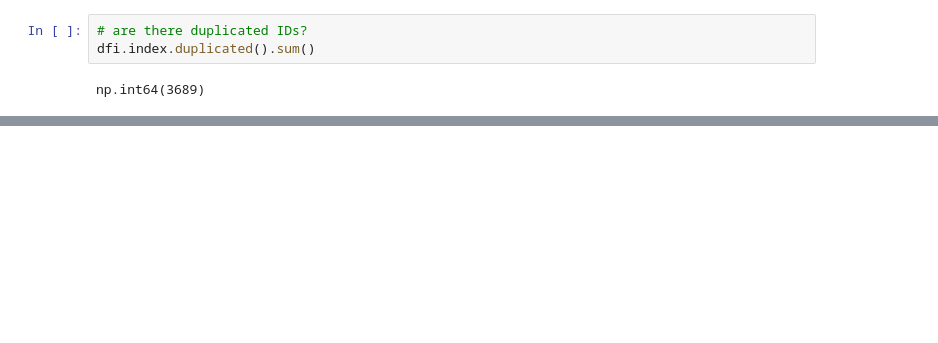
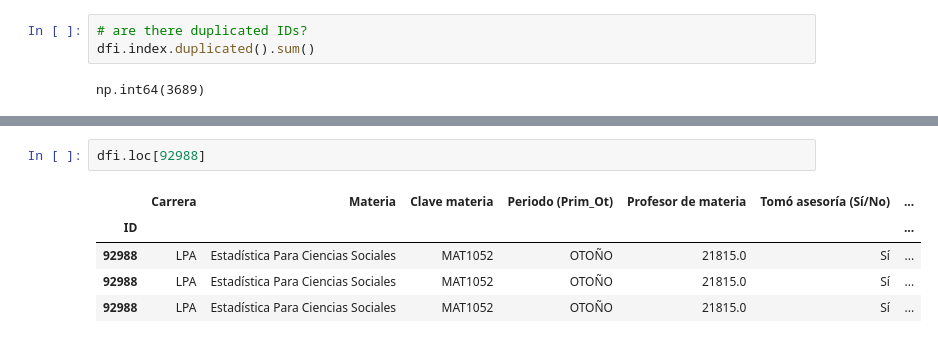
Before and after one commit to heritaco/CMAT, a Jupyter notebook: notebooks/02 Intento con Concentrado/Concentrado CMAT solo ve a los que fueron al CMAT.ipynb, the cells around one changed output, grey strips where cells are left out. Cells and saved outputs as stored; diff of their text form; blank space fills up the shorter version.

```diff
--- a/notebooks/01 Exploratory Data Analysis/notebook.ipynb
+++ b/notebooks/02 Intento con Concentrado/Concentrado CMAT solo ve a los que fueron al CMAT.ipynb
@@ -64,0 +76,8 @@ dfi[dfi.index.duplicated(keep=False)].sort_index()
+# %%
+dfi.loc[92988]
+# %% [output]
+|  | Carrera | Materia | Clave materia | Periodo (Prim_Ot) | Profesor de materia | Tomó asesoría (Sí/No) | ... |
+| ID |  |  |  |  |  |  | ... |
+| 92988 | LPA | Estadística Para Ciencias Sociales | MAT1052 | OTOÑO | 21815.0 | Sí | ... |
+| 92988 | LPA | Estadística Para Ciencias Sociales | MAT1052 | OTOÑO | 21815.0 | Sí | ... |
+| 92988 | LPA | Estadística Para Ciencias Sociales | MAT1052 | OTOÑO | 21815.0 | Sí | ... |
```
Also changed, not shown: parts of 10 cells of this notebook, 29 other files.
